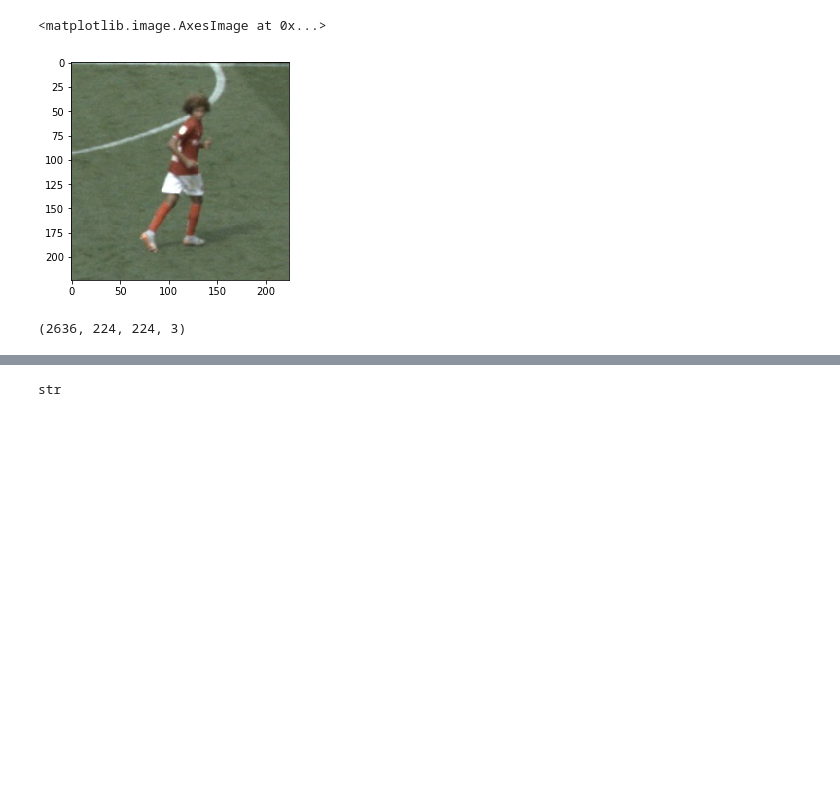
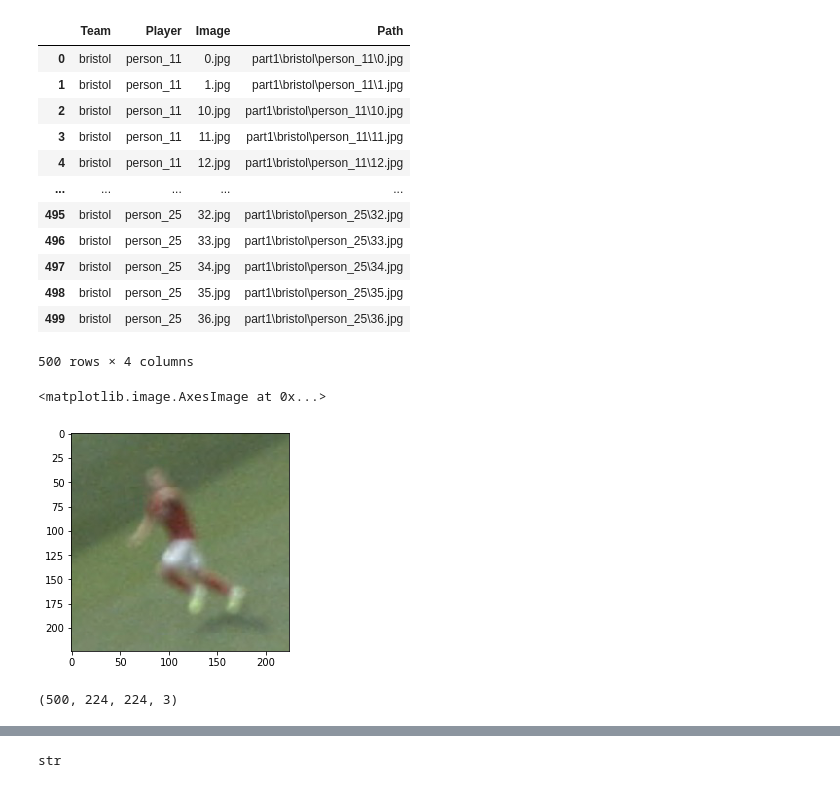
Before and after one commit to ddathan/Player_Recognition_Model, a Jupyter notebook: team_player_recognition_dev.ipynb, the cells around one changed output, grey strips where cells are left out. Drawn from its saved outputs; the diff is of its cells as text; code cells hidden in the pictures; blank space fills up the shorter version.

```diff
--- a/team_player_recognition_dev.ipynb
+++ b/team_player_recognition_dev.ipynb
@@ -67,9 +68,25 @@ def get_image_info(dirname):
 # %%
 # get dataframe containing image info
 df = get_image_info('part1')
-
+df = df.iloc[:500]
 # number of images
 num_ims = len(df)
+# %%
+df
+# %% [output]
+|  | Team | Player | Image | Path |
+| 0 | bristol | person_11 | 0.jpg | part1\bristol\person_11\0.jpg |
+| 1 | bristol | person_11 | 1.jpg | part1\bristol\person_11\1.jpg |
+| 2 | bristol | person_11 | 10.jpg | part1\bristol\person_11\10.jpg |
+| 3 | bristol | person_11 | 11.jpg | part1\bristol\person_11\11.jpg |
+| 4 | bristol | person_11 | 12.jpg | part1\bristol\person_11\12.jpg |
+| ... | ... | ... | ... | ... |
+| 495 | bristol | person_25 | 32.jpg | part1\bristol\person_25\32.jpg |
+| 496 | bristol | person_25 | 33.jpg | part1\bristol\person_25\33.jpg |
+| 497 | bristol | person_25 | 34.jpg | part1\bristol\person_25\34.jpg |
+| 498 | bristol | person_25 | 35.jpg | part1\bristol\person_25\35.jpg |
+| 499 | bristol | person_25 | 36.jpg | part1\bristol\person_25\36.jpg |
+500 rows × 4 columns
 # %%
 # plot random image
 ind = random.randint(0,num_ims)
@@ -83,7 +100,7 @@ plt.figure()
 plt.imshow(img)
 # %% [output]
 <matplotlib.image.AxesImage at 0x...>
-[figure, old version]
+[figure, new version]
 # %%
 image_data = []
 
@@ -98,5 +115,5 @@ input_data = np.asarray(image_data)
 # %%
 input_data.shape
 # %% [output]
-(2636, 224, 224, 3)
+(500, 224, 224, 3)
 # %%
```
Also changed, not shown: parts of 20 cells of this notebook.
